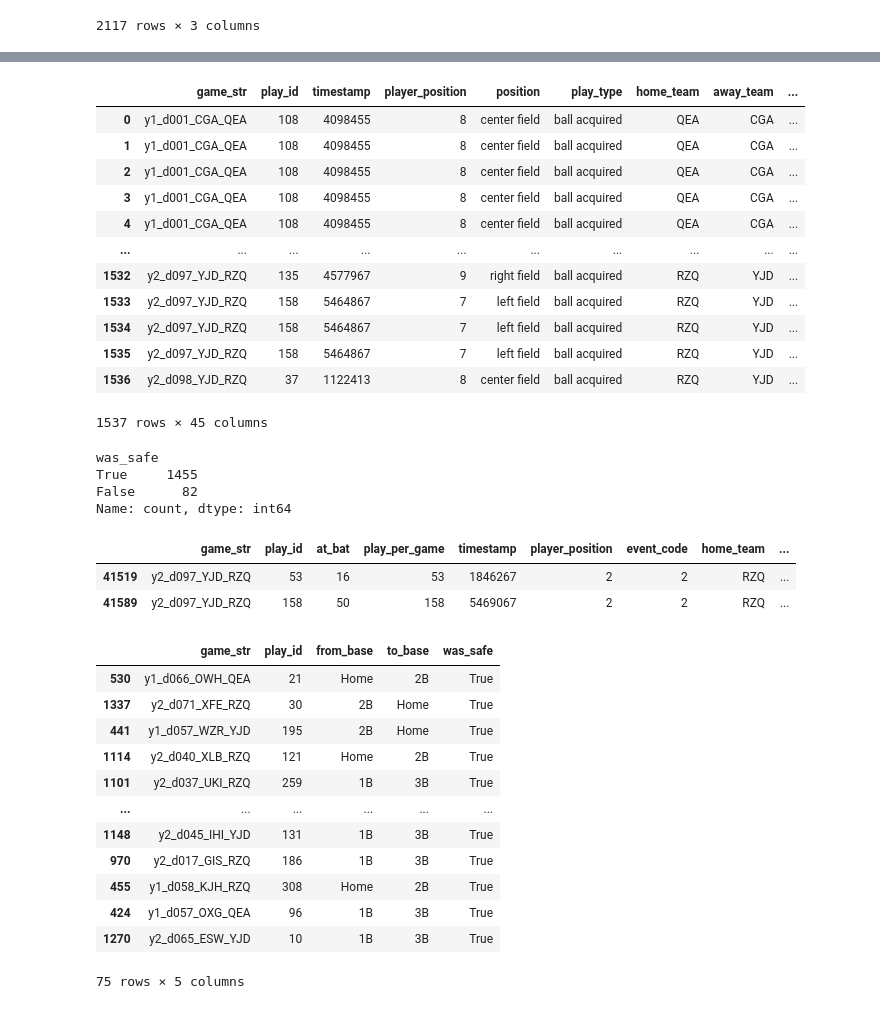
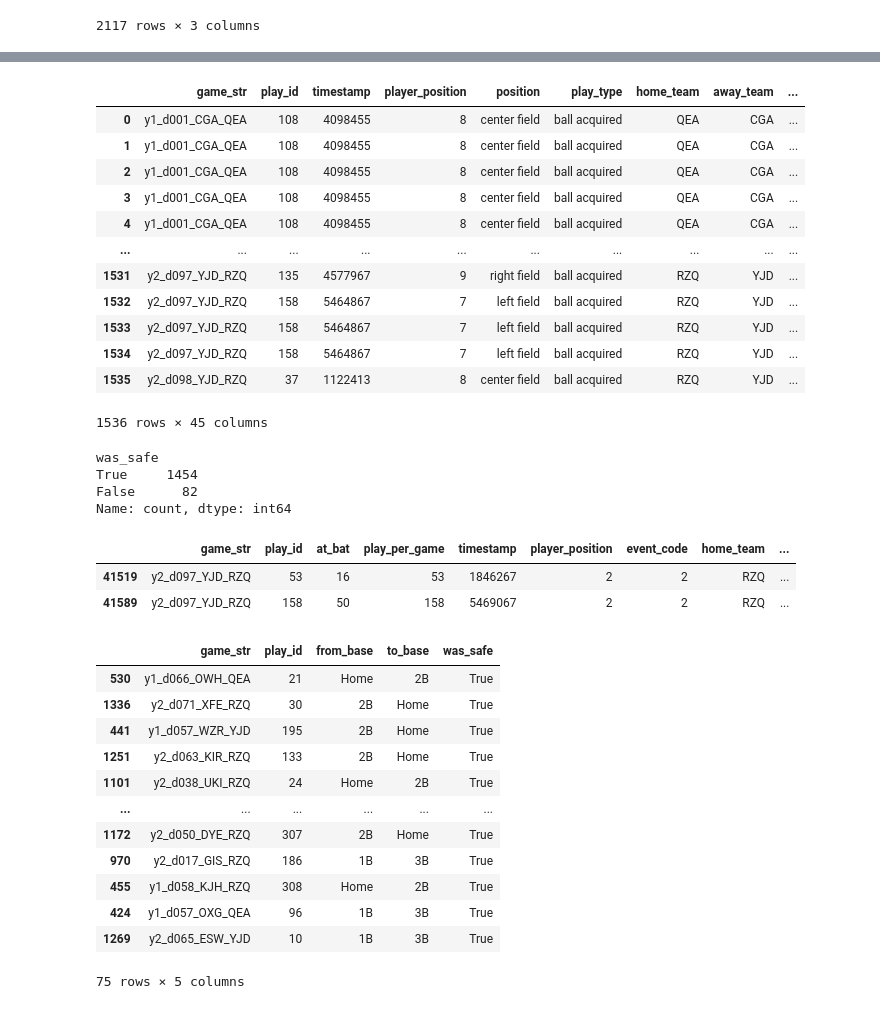
Before and after one commit to alexfrederick1/The-Man-in-the-Middle, a Jupyter notebook: extra-base-model_witharmstrength.ipynb, the cells around one changed output, grey strips where cells are left out. Drawn from its saved outputs; the diff is of its cells as text; code cells hidden in the pictures.

```diff
--- a/extra-base-model_witharmstrength.ipynb
+++ b/extra-base-model_witharmstrength.ipynb
@@ -222,7 +222,7 @@ def detect_attempts(df):
     home_y_thresh = 35
 
     third_x_thresh = -35
-    third_y_thresh = 98
+    third_y_thresh = 90
 
     attempts = []
 
@@ -576,5 +576,3 @@ ball_acquired_df
 ball_with_arm_strength = ball_acquired_df.merge(arm_strength, on = ['game_str', 'play_id'], how = 'inner')
 
 ball_with_arm_strength
-
-ball_with_arm_strength['as+'] = 100 * (ball_with_arm_strength['arm_strength'] / arm_strength_mean)
@@ -593,7 +605,7 @@ def add_fielding_team(row):
 
 temp = ball_with_arm_strength.apply(add_fielding_team, axis=1)
 
-individual_arm_strength = temp.groupby(['fielding_team', 'player_position'])[['arm_strength']].mean().reset_index()
+individual_arm_strength = temp.groupby(['fielding_team', 'player_position'])[['arm_strength']].quantile(0.9).reset_index()
 
 league_averages = (
     individual_arm_strength[individual_arm_strength['player_position'].isin([7, 8, 9])]
@@ -618,5 +630,10 @@ individual_arm_strength['arm_strength'] = individual_arm_strength.apply(
     axis=1
 )
 
+individual_arm_strength['as+'] = individual_arm_strength.apply(
+    lambda row: 100 * (row['arm_strength'] / league_averages[row['player_position']]),
+    axis=1
+).round(1)
+
 individual_arm_strength.head(25)
 # %% [output]
@@ -641,7 +658,7 @@ individual_arm_strength.head(25)
 #merge back data into larger df
 
 ball_arms = temp.merge(individual_arm_strength, on = ['fielding_team', 'player_position'], how = 'inner')
-ball_arms = ball_arms.drop(columns = ['arm_strength_x', 'as+']).rename(columns = {'arm_strength_y': 'hist_as'})
+ball_arms = ball_arms.drop(columns = ['arm_strength_x', 'arm_strength_y'])
 ball_arms
 # %% [output]
 |  | game_str | play_id | at_bat | play_per_game | timestamp | player_position | event_code | home_team | ... |
@@ -667,7 +684,7 @@ id_vars = [
     'field_x_8', 'field_y_8', 'field_x_9', 'field_y_9',
     'field_x_10', 'field_y_10', 'field_x_11', 'field_y_11', 'field_x_12', 'field_y_12',
     'ball_position_x', 'ball_position_y', 'ball_position_z',
-    'hist_as'
+    'as+'
 ]
 
 # List of runner attempt and safe columns
@@ -678,44 +695,44 @@ runner_cols = [
     ('runner_11_attempt_Home', 'runner_11_safe_Home', 11, '1B', 'Home'),
     ('runner_12_attempt_Home', 'runner_12_safe_Home', 12, '2B', 'Home')
 ]
 
 long_rows = []
 for _, row in ball_arms.iterrows():
     for attempt_col, safe_col, runner_id, from_base, to_base in runner_cols:
         if attempt_col in row and row[attempt_col] is True:
             long_row = row[id_vars].to_dict()
             long_row.update({
                 'runner_id': runner_id,
                 'from_base': from_base,
                 'to_base': to_base,
                 'attempted': row[attempt_col],
                 'was_safe': row.get(safe_col, None),
                 'runner_x': row.get(f'field_x_{runner_id}', None),
                 'runner_y': row.get(f'field_y_{runner_id}', None)
             })
             long_rows.append(long_row)
 
 ball_acquired_long = pd.DataFrame(long_rows)
 ball_acquired_long
 # %% [output]
 |  | game_str | play_id | timestamp | player_position | position | play_type | home_team | away_team | ... |
 | 0 | y1_d001_CGA_QEA | 108 | 4098455 | 8 | center field | ball acquired | QEA | CGA | ... |
 | 1 | y1_d001_CGA_QEA | 108 | 4098455 | 8 | center field | ball acquired | QEA | CGA | ... |
 | 2 | y1_d001_CGA_QEA | 108 | 4098455 | 8 | center field | ball acquired | QEA | CGA | ... |
 | 3 | y1_d001_CGA_QEA | 108 | 4098455 | 8 | center field | ball acquired | QEA | CGA | ... |
 | 4 | y1_d001_CGA_QEA | 108 | 4098455 | 8 | center field | ball acquired | QEA | CGA | ... |
 | ... | ... | ... | ... | ... | ... | ... | ... | ... | ... |
-| 1532 | y2_d097_YJD_RZQ | 135 | 4577967 | 9 | right field | ball acquired | RZQ | YJD | ... |
+| 1531 | y2_d097_YJD_RZQ | 135 | 4577967 | 9 | right field | ball acquired | RZQ | YJD | ... |
+| 1532 | y2_d097_YJD_RZQ | 158 | 5464867 | 7 | left field | ball acquired | RZQ | YJD | ... |
 | 1533 | y2_d097_YJD_RZQ | 158 | 5464867 | 7 | left field | ball acquired | RZQ | YJD | ... |
 | 1534 | y2_d097_YJD_RZQ | 158 | 5464867 | 7 | left field | ball acquired | RZQ | YJD | ... |
-| 1535 | y2_d097_YJD_RZQ | 158 | 5464867 | 7 | left field | ball acquired | RZQ | YJD | ... |
-| 1536 | y2_d098_YJD_RZQ | 37 | 1122413 | 8 | center field | ball acquired | RZQ | YJD | ... |
+| 1535 | y2_d098_YJD_RZQ | 37 | 1122413 | 8 | center field | ball acquired | RZQ | YJD | ... |
-1537 rows × 45 columns
+1536 rows × 45 columns
 # %%
 ball_acquired_long['was_safe'].value_counts()
 # %% [output]
 was_safe
-True     1455
+True     1454
 False      82
 Name: count, dtype: int64
 # %%
@@ -730,16 +747,16 @@ manual_checking[manual_checking['was_safe'] == True].sample(75, random_state=42)
 # %% [output]
 |  | game_str | play_id | from_base | to_base | was_safe |
 | 530 | y1_d066_OWH_QEA | 21 | Home | 2B | True |
-| 1337 | y2_d071_XFE_RZQ | 30 | 2B | Home | True |
+| 1336 | y2_d071_XFE_RZQ | 30 | 2B | Home | True |
 | 441 | y1_d057_WZR_YJD | 195 | 2B | Home | True |
-| 1114 | y2_d040_XLB_RZQ | 121 | Home | 2B | True |
-| 1101 | y2_d037_UKI_RZQ | 259 | 1B | 3B | True |
+| 1251 | y2_d063_KIR_RZQ | 133 | 2B | Home | True |
+| 1101 | y2_d038_UKI_RZQ | 24 | Home | 2B | True |
 | ... | ... | ... | ... | ... | ... |
-| 1148 | y2_d045_IHI_YJD | 131 | 1B | 3B | True |
+| 1172 | y2_d050_DYE_RZQ | 307 | 2B | Home | True |
 | 970 | y2_d017_GIS_RZQ | 186 | 1B | 3B | True |
 | 455 | y1_d058_KJH_RZQ | 308 | Home | 2B | True |
 | 424 | y1_d057_OXG_QEA | 96 | 1B | 3B | True |
-| 1270 | y2_d065_ESW_YJD | 10 | 1B | 3B | True |
+| 1269 | y2_d065_ESW_YJD | 10 | 1B | 3B | True |
 75 rows × 5 columns
 # %%
 base_coords = {
```
Also changed, not shown: parts of 13 cells of this notebook.
